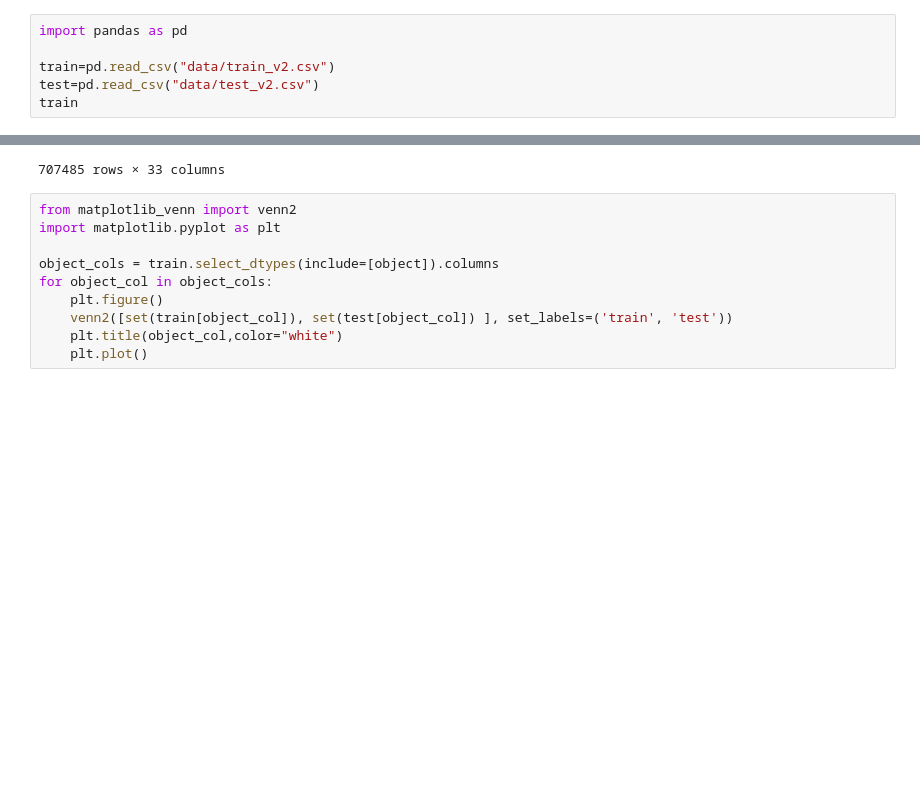
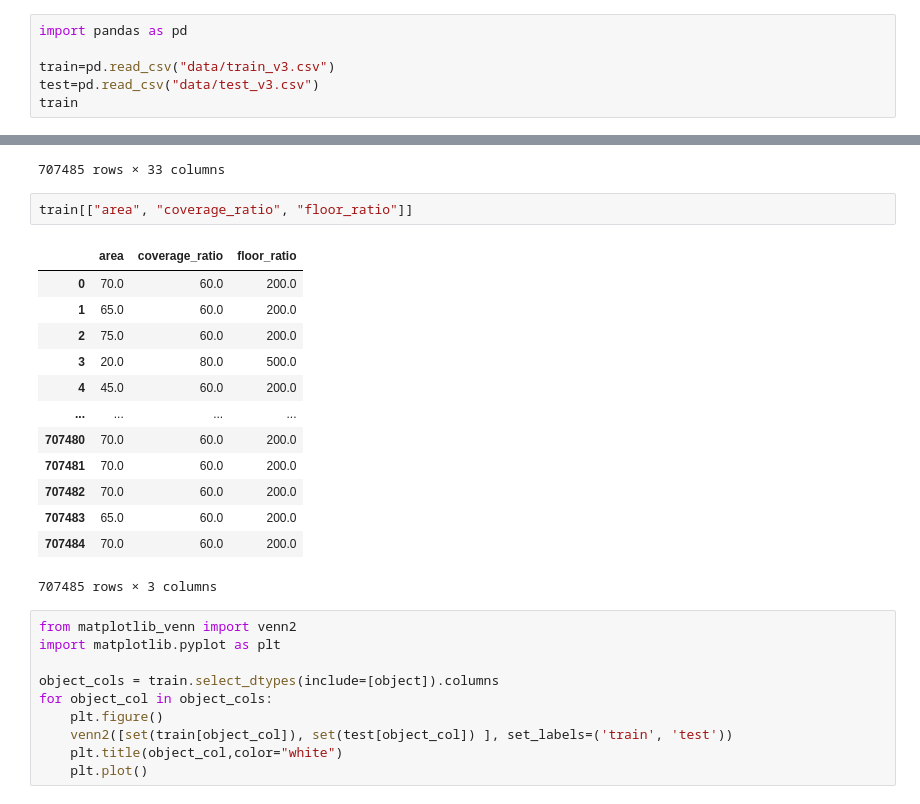
Before and after one commit to habroptilus/ds-monorepo, a Jupyter notebook: projects/house_price/eda.ipynb, the cells around one changed output, grey strips where cells are left out. Cells and saved outputs as stored; diff of their text form; blank space fills up the shorter version.

```diff
--- a/projects/house_price/eda.ipynb
+++ b/projects/house_price/eda.ipynb
@@ -1,8 +1,8 @@
 # %%
 import pandas as pd
 
-train=pd.read_csv("data/train_v2.csv")
-test=pd.read_csv("data/test_v2.csv")
+train=pd.read_csv("data/train_v3.csv")
+test=pd.read_csv("data/test_v3.csv")
 train
 # %% [output]
 |  | id | prefecture | city | district | nearest_sta | nearest_min | layout | area | built_year | ... |
@@ -18,6 +18,22 @@ train
 | 707483 | id_12088997 | 千葉県 | 船橋市 | 海神町南 | 船橋 | 19.0 | ３ＬＤＫ | 65.0 | 平成8年 | ... |
 | 707484 | id_12010481 | 千葉県 | 千葉市美浜区 | 幸町 | 千葉みなと | 9.0 | ３ＬＤＫ | 70.0 | 昭和50年 | ... |
 707485 rows × 33 columns
+# %%
+train[["area", "coverage_ratio", "floor_ratio"]]
+# %% [output]
+|  | area | coverage_ratio | floor_ratio |
+| 0 | 70.0 | 60.0 | 200.0 |
+| 1 | 65.0 | 60.0 | 200.0 |
+| 2 | 75.0 | 60.0 | 200.0 |
+| 3 | 20.0 | 80.0 | 500.0 |
+| 4 | 45.0 | 60.0 | 200.0 |
+| ... | ... | ... | ... |
+| 707480 | 70.0 | 60.0 | 200.0 |
+| 707481 | 70.0 | 60.0 | 200.0 |
+| 707482 | 70.0 | 60.0 | 200.0 |
+| 707483 | 65.0 | 60.0 | 200.0 |
+| 707484 | 70.0 | 60.0 | 200.0 |
+707485 rows × 3 columns
 # %%
 from matplotlib_venn import venn2
 import matplotlib.pyplot as plt
```
Also changed, not shown: 6 other files.
